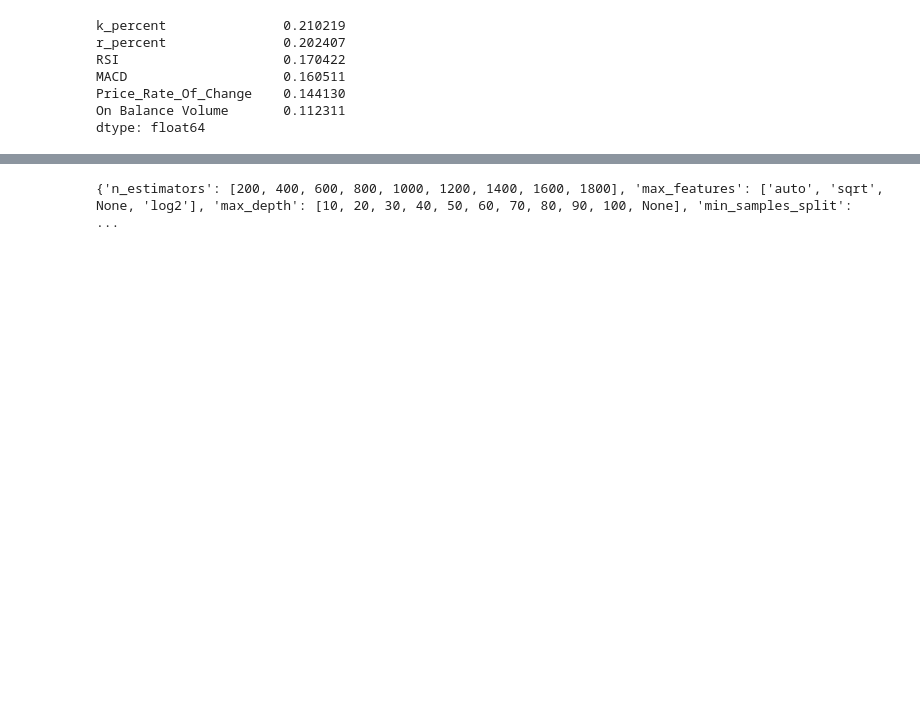
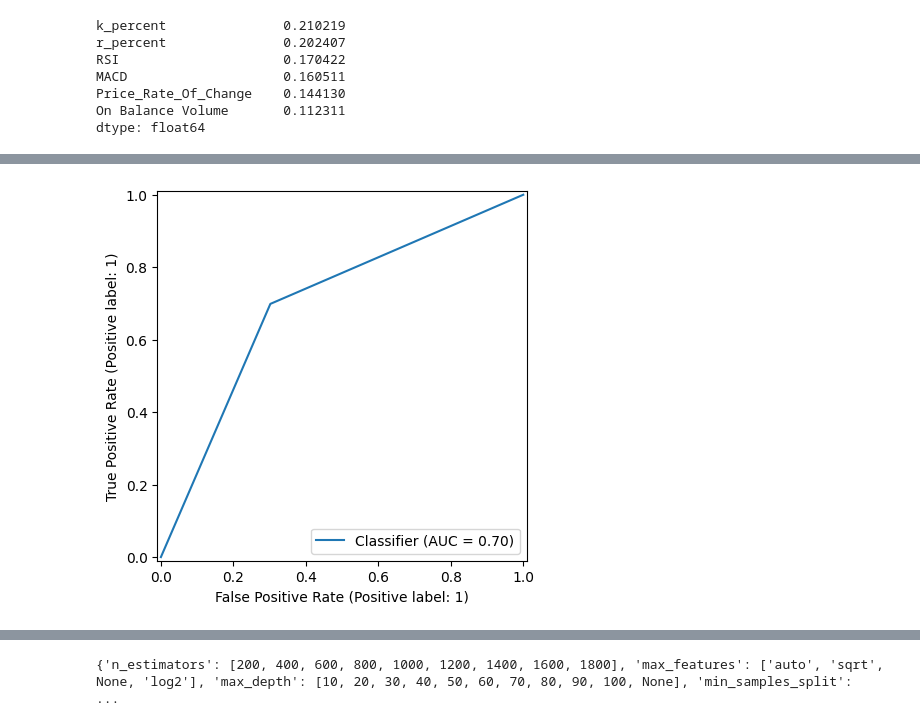
Before and after one commit to Surajshegukar/Risk-Controlled-Algorithmic-Trading-Using-Machine-Learning, a Jupyter notebook: notebooks/TrainModel.ipynb, the cells around one changed output, grey strips where cells are left out. Cells and saved outputs as stored; diff of their text form; code cells hidden in the pictures; blank space fills up the shorter version.

```diff
--- a/notebooks/TrainModel.ipynb
+++ b/notebooks/TrainModel.ipynb
@@ -129,3 +124,9 @@ TypeError: RocCurveDisplay.__init__() got an unexpected keyword argument 'alpha'
+# %%
+# y_pred = clf.decision_function(X_test)
+rfc_disp = RocCurveDisplay.from_predictions(y_test,y_pred)
+plt.show()
+# %% [output]
+[figure, added]
 # %%
 
 print('Random Forest Out-Of-Bag Error Score: {}'.format(rand_frst_clf.oob_score_))
```
Also changed, not shown: parts of 8 cells of this notebook, 7 other files.
